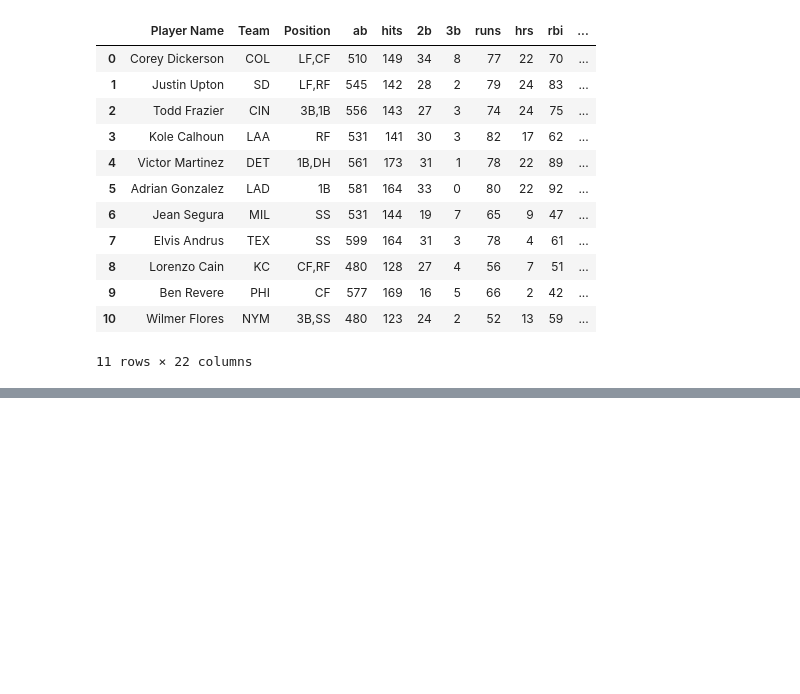
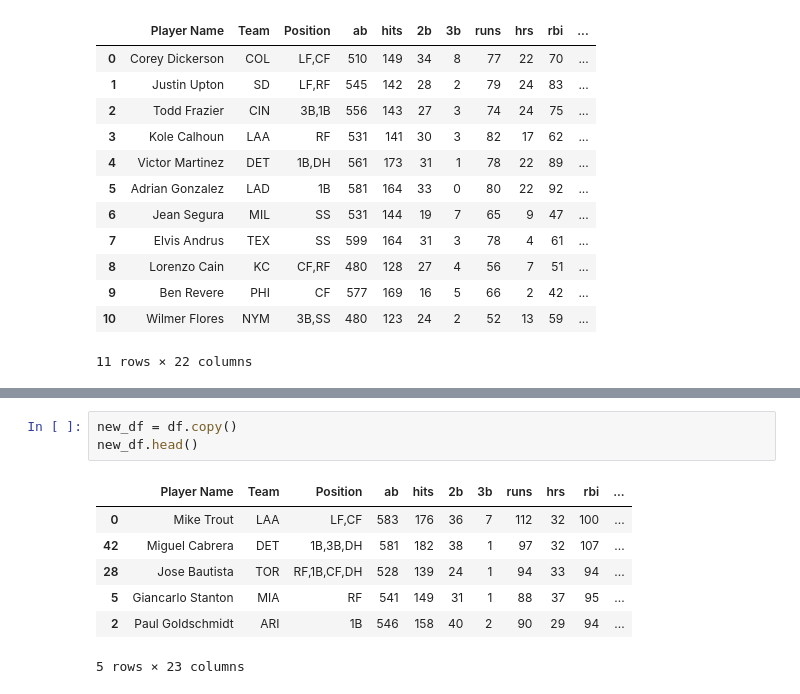
Before and after one commit to eihli/baseball-fantasy-draft, a Jupyter notebook: Simulated-Rankings.ipynb, the cells around one changed output, grey strips where cells are left out. Drawn from its saved outputs; the diff is of its cells as text; blank space fills up the shorter version.

```diff
--- a/Simulated-Rankings.ipynb
+++ b/Simulated-Rankings.ipynb
@@ -126,0 +166,11 @@ b3.head(10)
+# %%
+new_df = df.copy()
+new_df.head()
+# %% [output]
+|  | Player Name | Team | Position | ab | hits | 2b | 3b | runs | hrs | rbi | ... |
+| 0 | Mike Trout | LAA | LF,CF | 583 | 176 | 36 | 7 | 112 | 32 | 100 | ... |
+| 42 | Miguel Cabrera | DET | 1B,3B,DH | 581 | 182 | 38 | 1 | 97 | 32 | 107 | ... |
+| 28 | Jose Bautista | TOR | RF,1B,CF,DH | 528 | 139 | 24 | 1 | 94 | 33 | 94 | ... |
+| 5 | Giancarlo Stanton | MIA | RF | 541 | 149 | 31 | 1 | 88 | 37 | 95 | ... |
+| 2 | Paul Goldschmidt | ARI | 1B | 546 | 158 | 40 | 2 | 90 | 29 | 94 | ... |
+5 rows × 23 columns
```
Also changed, not shown: parts of 21 cells of this notebook.
